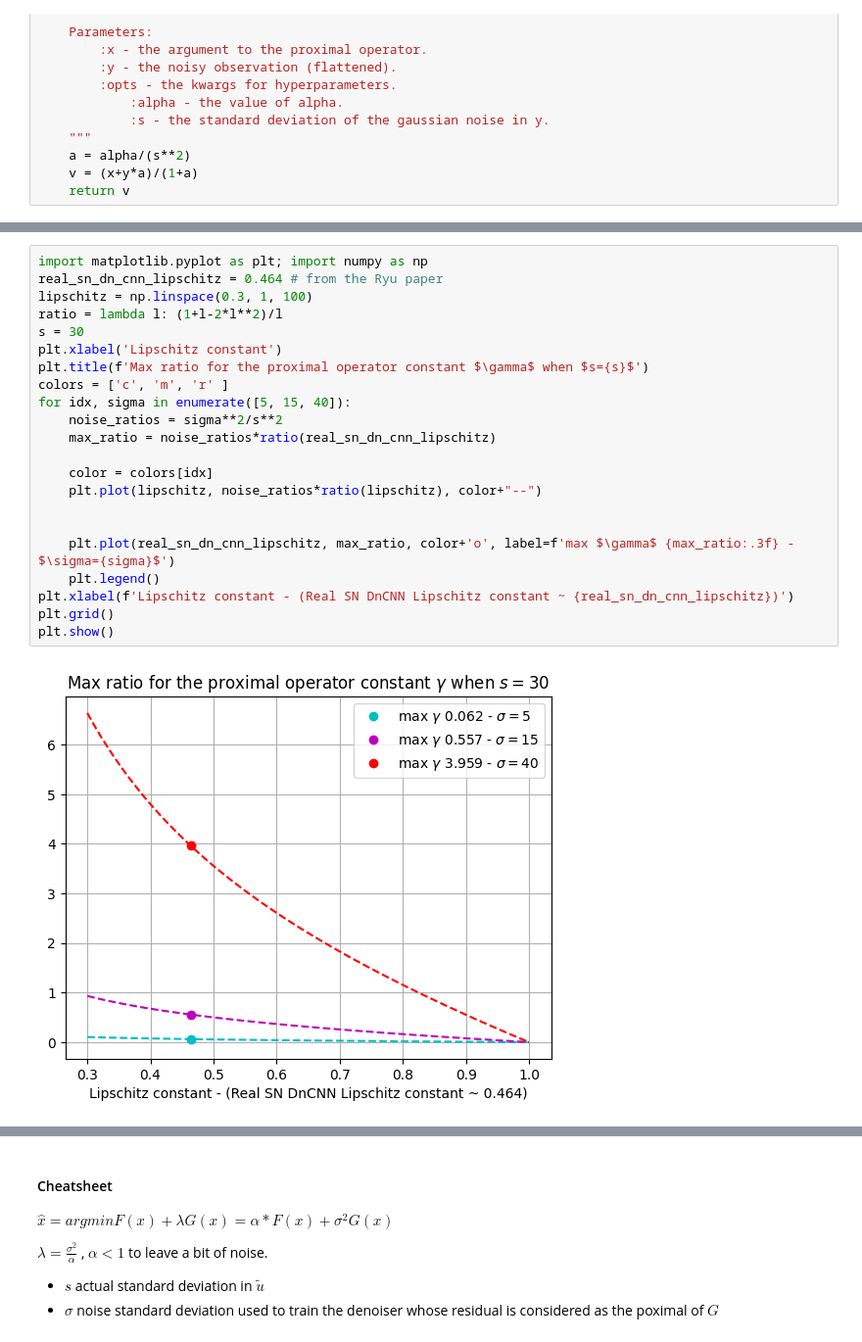
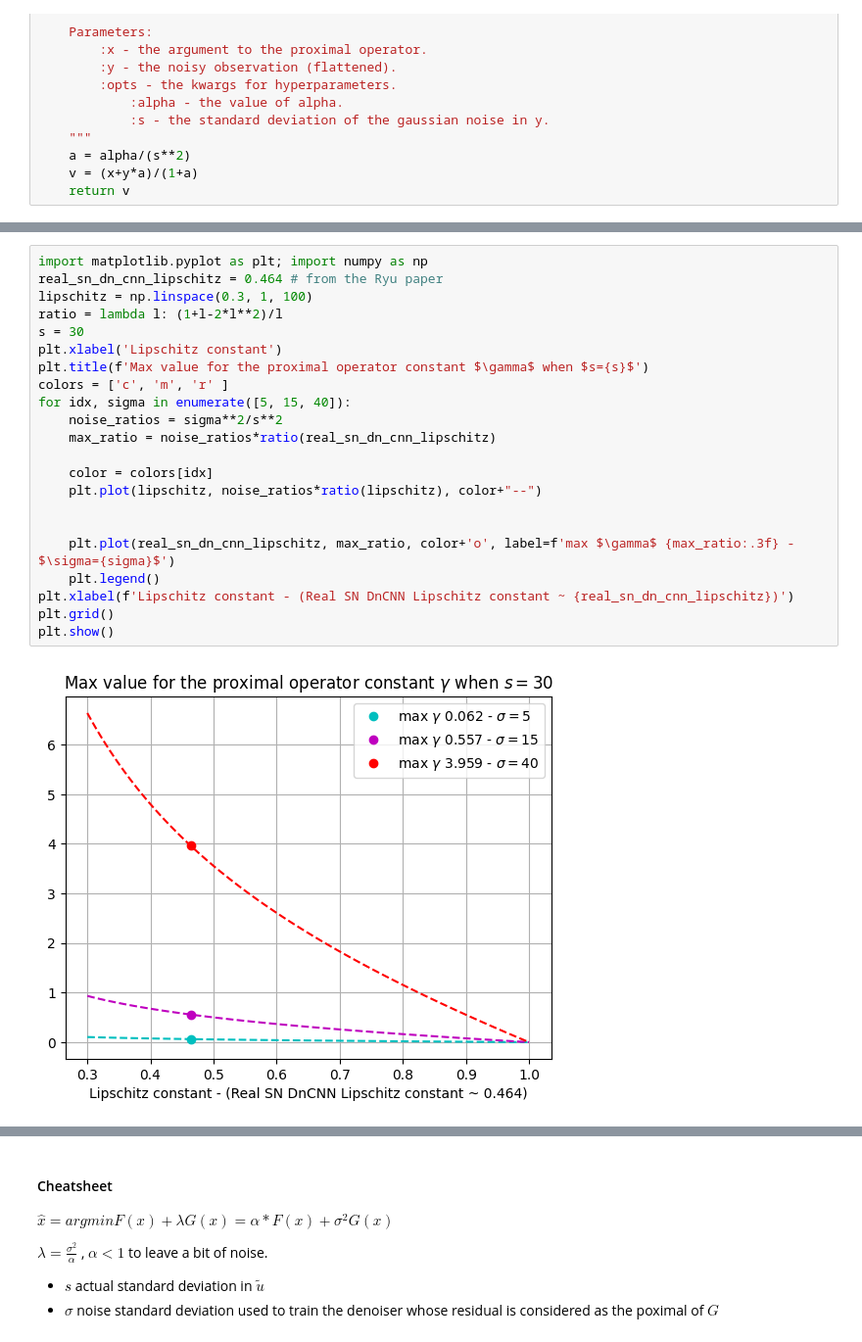
Before and after one commit to balthazarneveu/MVA24-delire, a Jupyter notebook: TP_2/report_tp2_neveu_balthazar.ipynb, the cells around one changed output, grey strips where cells are left out. Shown: that part at 98% size. Drawn from its saved outputs; the diff is of its cells as text.

```diff
--- a/TP_2/report_tp2_neveu_balthazar.ipynb
+++ b/TP_2/report_tp2_neveu_balthazar.ipynb
@@ -155,24 +187,24 @@ The $\gamma$ parameter definitely acts as a tuning parameter for the denoiser as
 # %%
 import matplotlib.pyplot as plt; import numpy as np
 real_sn_dn_cnn_lipschitz = 0.464 # from the Ryu paper
 lipschitz = np.linspace(0.3, 1, 100)
 ratio = lambda l: (1+l-2*l**2)/l
 s = 30
 plt.xlabel('Lipschitz constant')
-plt.title(f'Max ratio for the proximal operator constant $\gamma$ when $s={s}$')
+plt.title(f'Max value for the proximal operator constant $\gamma$ when $s={s}$')
 colors = ['c', 'm', 'r' ]
 for idx, sigma in enumerate([5, 15, 40]):
     noise_ratios = sigma**2/s**2
     max_ratio = noise_ratios*ratio(real_sn_dn_cnn_lipschitz)
 
     color = colors[idx]
     plt.plot(lipschitz, noise_ratios*ratio(lipschitz), color+"--")
 
 
     plt.plot(real_sn_dn_cnn_lipschitz, max_ratio, color+'o', label=f'max $\gamma$ {max_ratio:.3f} - $\sigma={sigma}$')
     plt.legend()
 plt.xlabel(f'Lipschitz constant - (Real SN DnCNN Lipschitz constant ~ {real_sn_dn_cnn_lipschitz})')
 plt.grid()
 plt.show()
 # %% [output]
-[figure, old version]
+[figure, new version]
```
Also changed, not shown: parts of 3 cells of this notebook, 4 other files.
